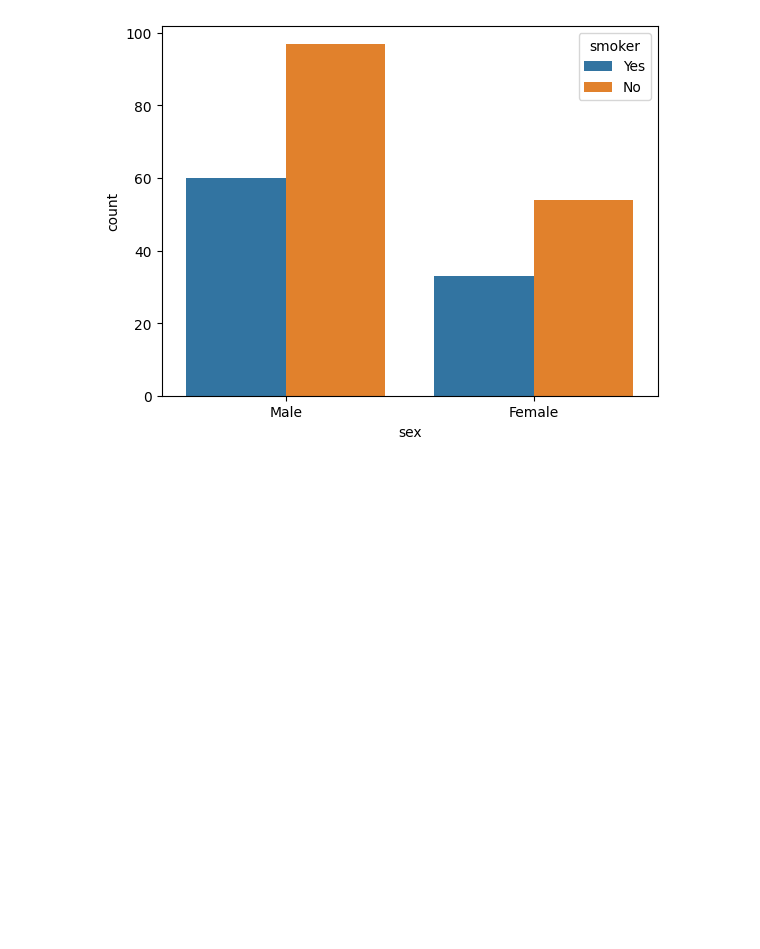
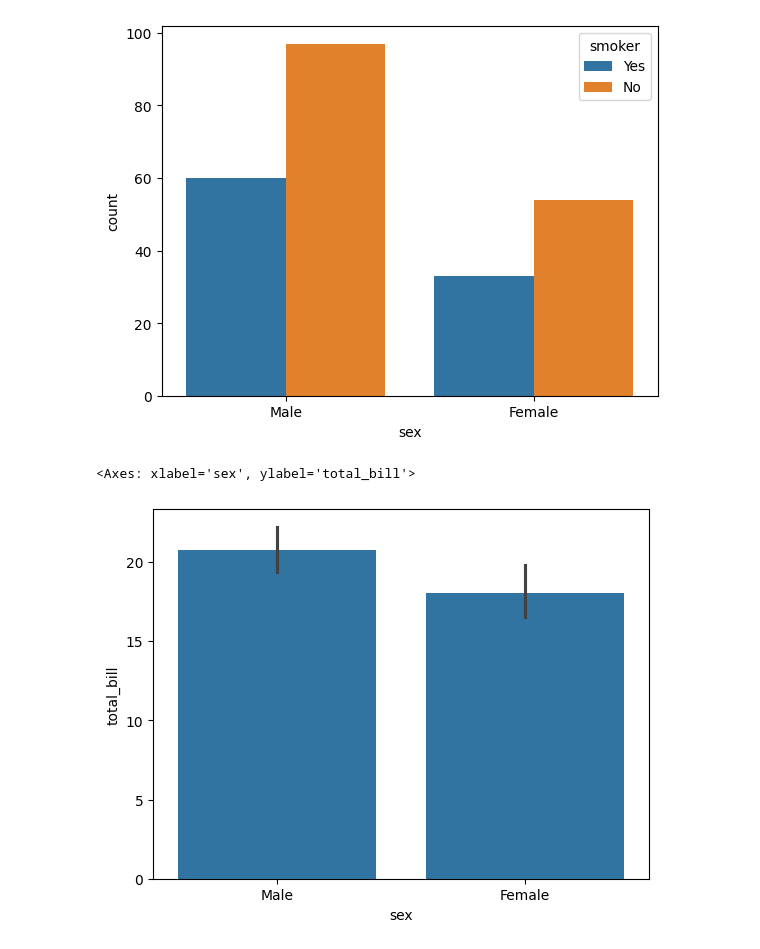
Before and after one commit to AtharvAwle/Data-Visualization-AIMLDS, a Jupyter notebook: CategoricalPlot.ipynb, the cells around one changed output. Drawn from its saved outputs; the diff is of its cells as text; code cells hidden in the pictures; blank space fills up the shorter version.

Commit message:
Seaborn barplots

```diff
--- a/CategoricalPlot.ipynb
+++ b/CategoricalPlot.ipynb
@@ -43,3 +45,11 @@ sns.countplot(x = dataset['sex'],hue = dataset['smoker'])
 # %% [output]
 <Axes: xlabel='sex', ylabel='count'>
 [figure]
+# %%
+# Barplot
+
+sns.barplot(x = dataset['sex'], y = dataset['total_bill'])
+# in barplot x --> qualitative.  & y --> quantative
+# %% [output]
+<Axes: xlabel='sex', ylabel='total_bill'>
+[figure, added]
```
Also changed, not shown: parts of 3 cells of this notebook.
